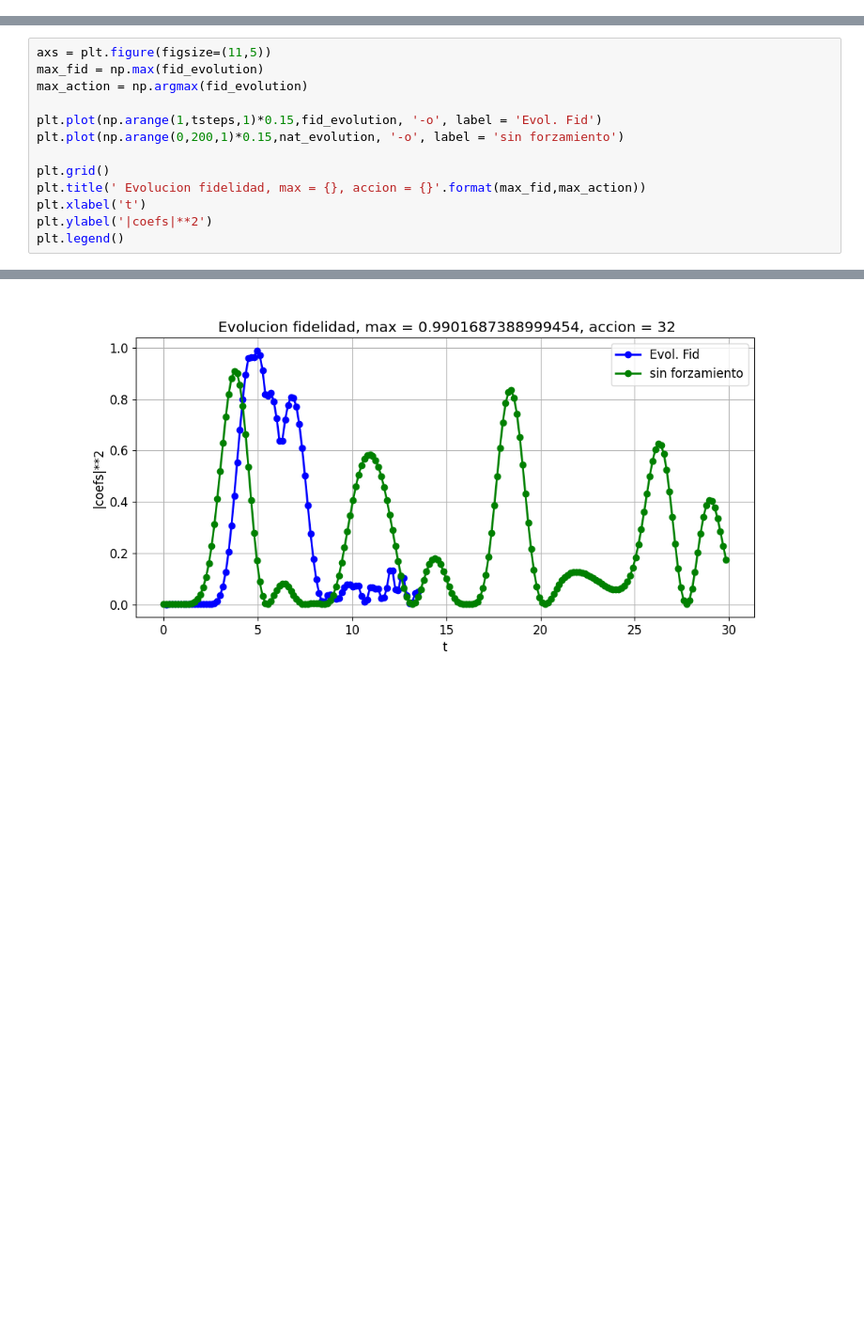
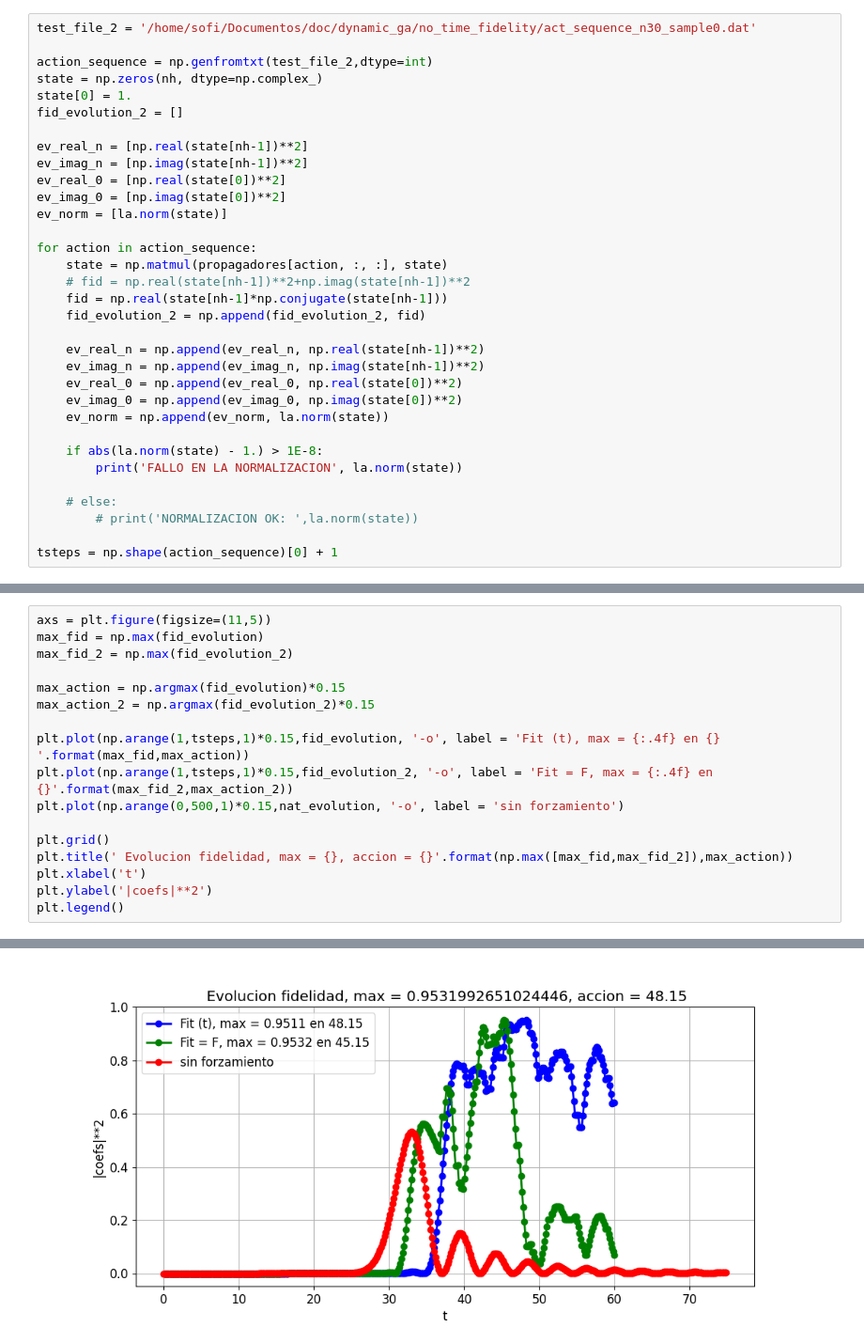
Before and after one commit to sofips/dynamic_ga, a Jupyter notebook: test.ipynb, the cells around one changed output, grey strips where cells are left out. Shown: that part at 94% size. Cells and saved outputs as stored; diff of their text form; blank space fills up the shorter version.

Commit message:
test_plots

```diff
--- a/test.ipynb
+++ b/test.ipynb
@@ -107,3 +181,36 @@ tsteps = np.shape(action_sequence)[0] + 1
+# %%
+test_file_2 = '/home/sofi/Documentos/doc/dynamic_ga/no_time_fidelity/act_sequence_n30_sample0.dat'
+
+action_sequence = np.genfromtxt(test_file_2,dtype=int)
+state = np.zeros(nh, dtype=np.complex_)
+state[0] = 1.
+fid_evolution_2 = []
+
+ev_real_n = [np.real(state[nh-1])**2]
+ev_imag_n = [np.imag(state[nh-1])**2]
+ev_real_0 = [np.real(state[0])**2]
+ev_imag_0 = [np.imag(state[0])**2]
+ev_norm = [la.norm(state)]
+
+for action in action_sequence:
+    state = np.matmul(propagadores[action, :, :], state)
+    # fid = np.real(state[nh-1])**2+np.imag(state[nh-1])**2
+    fid = np.real(state[nh-1]*np.conjugate(state[nh-1]))
+    fid_evolution_2 = np.append(fid_evolution_2, fid)
+
+    ev_real_n = np.append(ev_real_n, np.real(state[nh-1])**2)
+    ev_imag_n = np.append(ev_imag_n, np.imag(state[nh-1])**2)
+    ev_real_0 = np.append(ev_real_0, np.real(state[0])**2)
+    ev_imag_0 = np.append(ev_imag_0, np.imag(state[0])**2)
+    ev_norm = np.append(ev_norm, la.norm(state))
+
+    if abs(la.norm(state) - 1.) > 1E-8:
+        print('FALLO EN LA NORMALIZACION', la.norm(state))
+
+    # else:
+        # print('NORMALIZACION OK: ',la.norm(state))
+
+tsteps = np.shape(action_sequence)[0] + 1
 # %%
 axs = plt.figure(figsize=(11,5))
 max_fid = np.max(fid_evolution)
@@ -125,16 +232,20 @@ plt.legend()
 # %%
 axs = plt.figure(figsize=(11,5))
 max_fid = np.max(fid_evolution)
-max_action = np.argmax(fid_evolution)
+max_fid_2 = np.max(fid_evolution_2)
 
-plt.plot(np.arange(1,tsteps,1)*0.15,fid_evolution, '-o', label = 'Evol. Fid')
-plt.plot(np.arange(0,200,1)*0.15,nat_evolution, '-o', label = 'sin forzamiento')
+max_action = np.argmax(fid_evolution)*0.15
+max_action_2 = np.argmax(fid_evolution_2)*0.15
+
+plt.plot(np.arange(1,tsteps,1)*0.15,fid_evolution, '-o', label = 'Fit (t), max = {:.4f} en {} '.format(max_fid,max_action))
+plt.plot(np.arange(1,tsteps,1)*0.15,fid_evolution_2, '-o', label = 'Fit = F, max = {:.4f} en {}'.format(max_fid_2,max_action_2))
+plt.plot(np.arange(0,500,1)*0.15,nat_evolution, '-o', label = 'sin forzamiento')
 
 plt.grid()
-plt.title(' Evolucion fidelidad, max = {}, accion = {}'.format(max_fid,max_action))
+plt.title(' Evolucion fidelidad, max = {}, accion = {}'.format(np.max([max_fid,max_fid_2]),max_action))
 plt.xlabel('t')
 plt.ylabel('|coefs|**2')
 plt.legend()
 # %% [output]
 <matplotlib.legend.Legend at 0x...>
-[figure, old version]
+[figure, new version]
```
Also changed, not shown: parts of 10 cells of this notebook, 3 other files.
